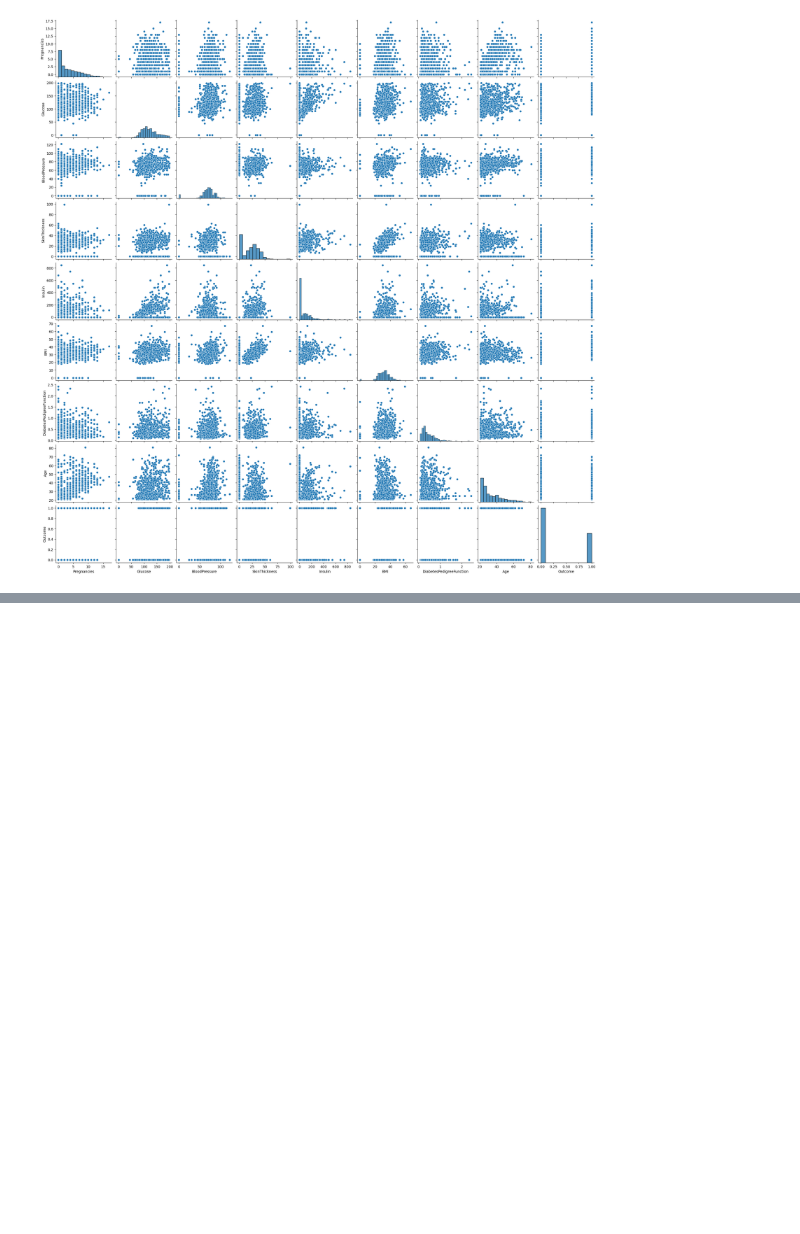
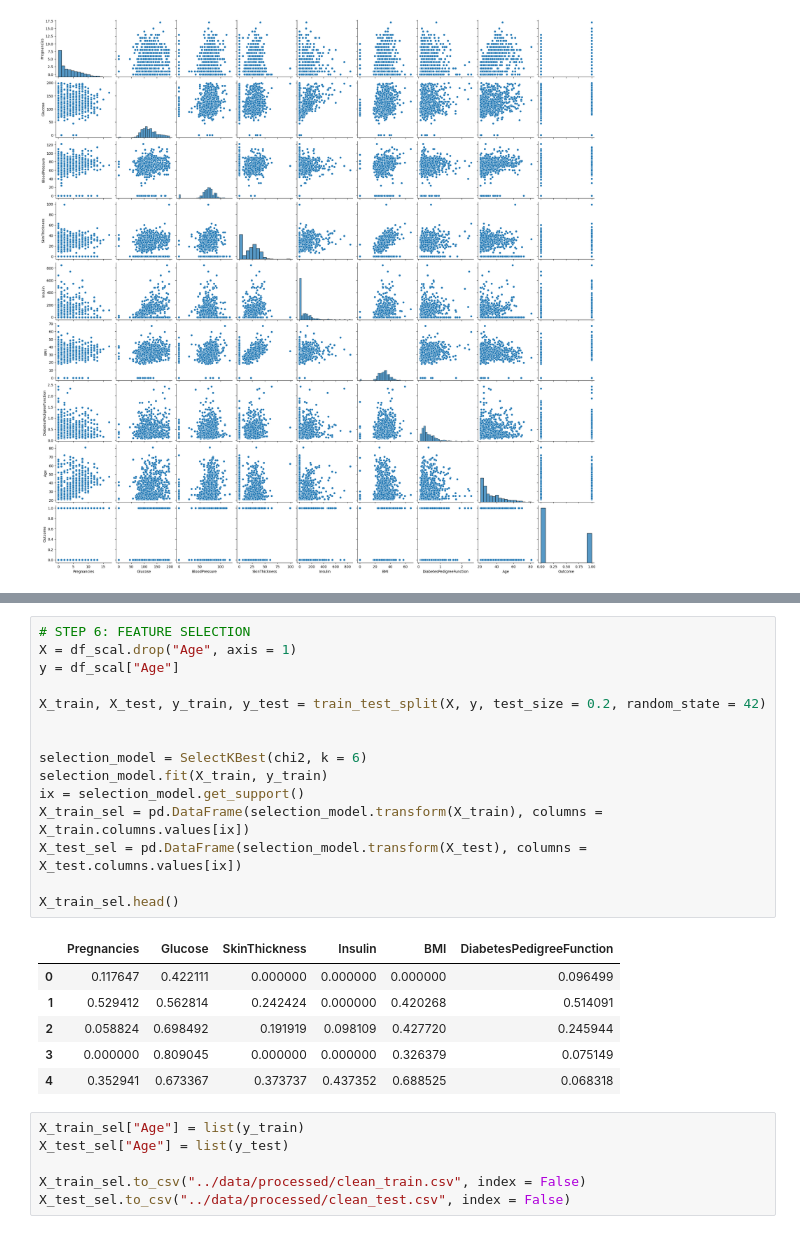
Before and after one commit to 4GeeksAcademy/EDA-and-Random-Forest_diabetes-data, a Jupyter notebook: src/explore.ipynb, the cells around one changed output, grey strips where cells are left out. Drawn from its saved outputs; the diff is of its cells as text; blank space fills up the shorter version.

```diff
--- a/src/explore.ipynb
+++ b/src/explore.ipynb
@@ -178,0 +229,28 @@ Name: Age, dtype: float64
+# %%
+# STEP 6: FEATURE SELECTION
+X = df_scal.drop("Age", axis = 1)
+y = df_scal["Age"]
+
+X_train, X_test, y_train, y_test = train_test_split(X, y, test_size = 0.2, random_state = 42)
+
+
+selection_model = SelectKBest(chi2, k = 6)
+selection_model.fit(X_train, y_train)
+ix = selection_model.get_support()
+X_train_sel = pd.DataFrame(selection_model.transform(X_train), columns = X_train.columns.values[ix])
+X_test_sel = pd.DataFrame(selection_model.transform(X_test), columns = X_test.columns.values[ix])
+
+X_train_sel.head()
+# %% [output]
+|  | Pregnancies | Glucose | SkinThickness | Insulin | BMI | DiabetesPedigreeFunction |
+| 0 | 0.117647 | 0.422111 | 0.000000 | 0.000000 | 0.000000 | 0.096499 |
+| 1 | 0.529412 | 0.562814 | 0.242424 | 0.000000 | 0.420268 | 0.514091 |
+| 2 | 0.058824 | 0.698492 | 0.191919 | 0.098109 | 0.427720 | 0.245944 |
+| 3 | 0.000000 | 0.809045 | 0.000000 | 0.000000 | 0.326379 | 0.075149 |
+| 4 | 0.352941 | 0.673367 | 0.373737 | 0.437352 | 0.688525 | 0.068318 |
+# %%
+X_train_sel["Age"] = list(y_train)
+X_test_sel["Age"] = list(y_test)
+
+X_train_sel.to_csv("../data/processed/clean_train.csv", index = False)
+X_test_sel.to_csv("../data/processed/clean_test.csv", index = False)
```
Also changed, not shown: parts of 15 cells of this notebook, 2 other files.
